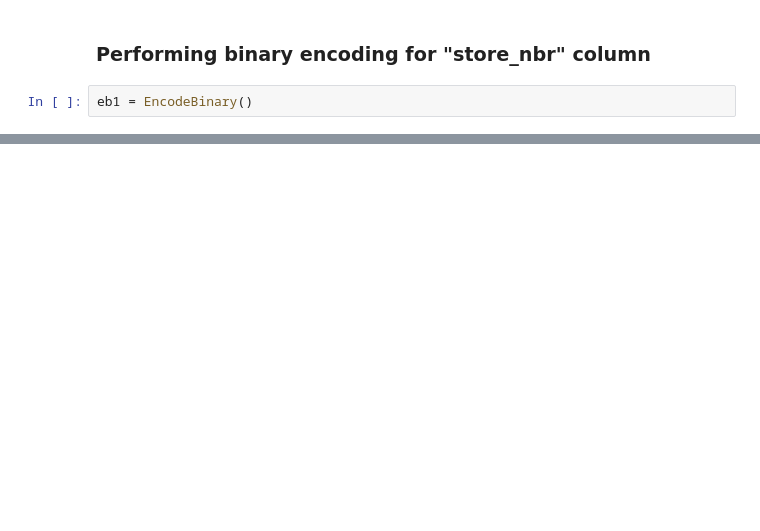
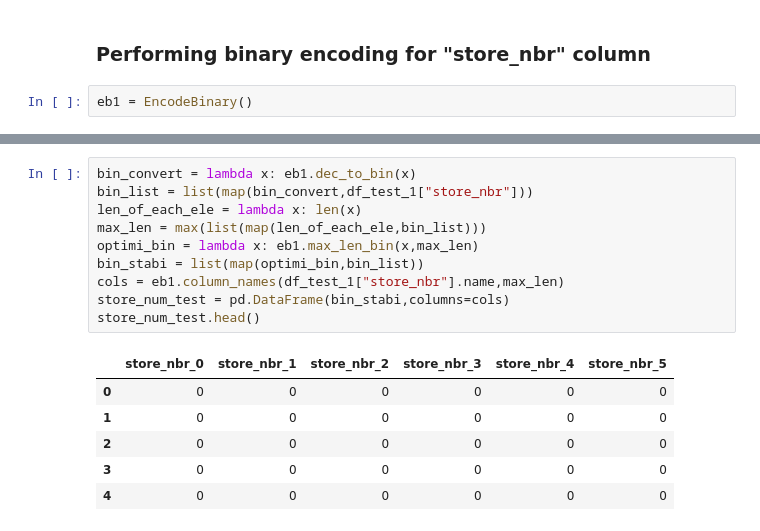
Before and after one commit to amith-vardhan99/kaggle, a Jupyter notebook: Store Sales - Time Series Forecasting/preprocess.ipynb, the cells around one changed output, grey strips where cells are left out. Cells and saved outputs as stored; diff of their text form; blank space fills up the shorter version.

```diff
--- a/Store Sales - Time Series Forecasting/preprocess.ipynb
+++ b/Store Sales - Time Series Forecasting/preprocess.ipynb
@@ -170,0 +178,17 @@ NameError: name 'x' is not defined
+# %%
+bin_convert = lambda x: eb1.dec_to_bin(x)
+bin_list = list(map(bin_convert,df_test_1["store_nbr"]))
+len_of_each_ele = lambda x: len(x)
+max_len = max(list(map(len_of_each_ele,bin_list)))
+optimi_bin = lambda x: eb1.max_len_bin(x,max_len)
+bin_stabi = list(map(optimi_bin,bin_list))
+cols = eb1.column_names(df_test_1["store_nbr"].name,max_len)
+store_num_test = pd.DataFrame(bin_stabi,columns=cols)
+store_num_test.head()
+# %% [output]
+|  | store_nbr_0 | store_nbr_1 | store_nbr_2 | store_nbr_3 | store_nbr_4 | store_nbr_5 |
+| 0 | 0 | 0 | 0 | 0 | 0 | 0 |
+| 1 | 0 | 0 | 0 | 0 | 0 | 0 |
+| 2 | 0 | 0 | 0 | 0 | 0 | 0 |
+| 3 | 0 | 0 | 0 | 0 | 0 | 0 |
+| 4 | 0 | 0 | 0 | 0 | 0 | 0 |
```
Also changed, not shown: parts of 18 cells of this notebook, 1 other file.
